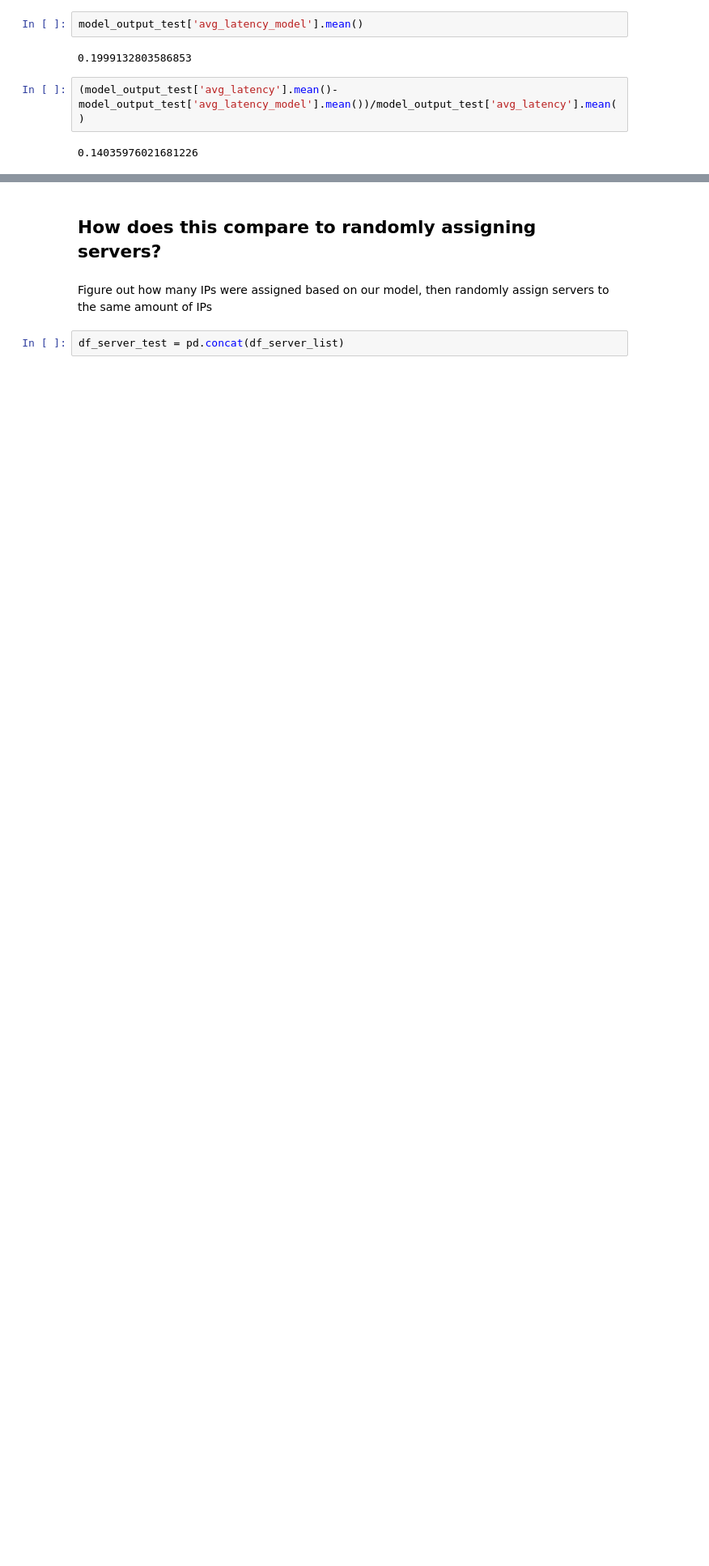
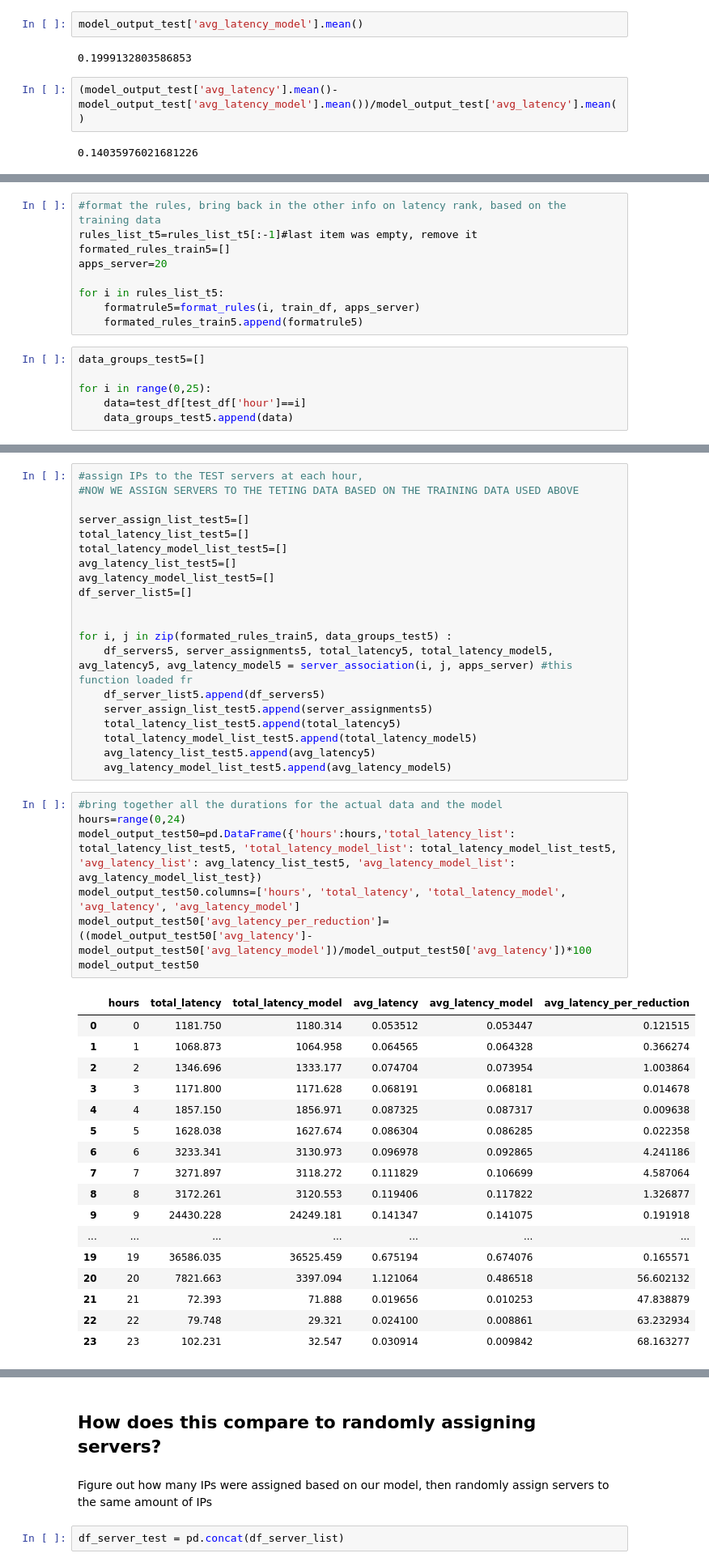
Before and after one commit to nrb75/Manifold, a Jupyter notebook: FP-Growth-optimize-hourly.ipynb, the cells around one changed output, grey strips where cells are left out. Shown at 81% size. Drawn from its saved outputs; the diff is of its cells as text; blank space fills up the shorter version.

Commit message:
updated extra hours

```diff
--- a/FP-Growth-optimize-hourly.ipynb
+++ b/FP-Growth-optimize-hourly.ipynb
@@ -476,0 +505,15 @@ model_output_test['avg_latency_model'].mean()
+# %%
+#format the rules, bring back in the other info on latency rank, based on the training data
+rules_list_t5=rules_list_t5[:-1]#last item was empty, remove it
+formated_rules_train5=[]
+apps_server=20
+
+for i in rules_list_t5:
+    formatrule5=format_rules(i, train_df, apps_server)
+    formated_rules_train5.append(formatrule5)
+# %%
+data_groups_test5=[]
+
+for i in range(0,25):
+    data=test_df[test_df['hour']==i]
+    data_groups_test5.append(data)
@@ -476,0 +560,45 @@ model_output_test['avg_latency_model'].mean()
+# %%
+#assign IPs to the TEST servers at each hour,
+#NOW WE ASSIGN SERVERS TO THE TETING DATA BASED ON THE TRAINING DATA USED ABOVE
+
+server_assign_list_test5=[]
+total_latency_list_test5=[]
+total_latency_model_list_test5=[]
+avg_latency_list_test5=[]
+avg_latency_model_list_test5=[]
+df_server_list5=[]
+
+
+for i, j in zip(formated_rules_train5, data_groups_test5) :
+    df_servers5, server_assignments5, total_latency5, total_latency_model5, avg_latency5, avg_latency_model5 = server_association(i, j, apps_server) #this function loaded fr
+    df_server_list5.append(df_servers5)
+    server_assign_list_test5.append(server_assignments5)
+    total_latency_list_test5.append(total_latency5)
+    total_latency_model_list_test5.append(total_latency_model5)
+    avg_latency_list_test5.append(avg_latency5)
+    avg_latency_model_list_test5.append(avg_latency_model5)
+# %%
+#bring together all the durations for the actual data and the model
+hours=range(0,24)
+model_output_test50=pd.DataFrame({'hours':hours,'total_latency_list': total_latency_list_test5, 'total_latency_model_list': total_latency_model_list_test5, 'avg_latency_list': avg_latency_list_test5, 'avg_latency_model_list': avg_latency_model_list_test})
+model_output_test50.columns=['hours', 'total_latency', 'total_latency_model', 'avg_latency', 'avg_latency_model']
+model_output_test50['avg_latency_per_reduction']=((model_output_test50['avg_latency']-model_output_test50['avg_latency_model'])/model_output_test50['avg_latency'])*100
+model_output_test50
+# %% [output]
+|  | hours | total_latency | total_latency_model | avg_latency | avg_latency_model | avg_latency_per_reduction |
+| 0 | 0 | 1181.750 | 1180.314 | 0.053512 | 0.053447 | 0.121515 |
+| 1 | 1 | 1068.873 | 1064.958 | 0.064565 | 0.064328 | 0.366274 |
+| 2 | 2 | 1346.696 | 1333.177 | 0.074704 | 0.073954 | 1.003864 |
+| 3 | 3 | 1171.800 | 1171.628 | 0.068191 | 0.068181 | 0.014678 |
+| 4 | 4 | 1857.150 | 1856.971 | 0.087325 | 0.087317 | 0.009638 |
+| 5 | 5 | 1628.038 | 1627.674 | 0.086304 | 0.086285 | 0.022358 |
+| 6 | 6 | 3233.341 | 3130.973 | 0.096978 | 0.092865 | 4.241186 |
+| 7 | 7 | 3271.897 | 3118.272 | 0.111829 | 0.106699 | 4.587064 |
+| 8 | 8 | 3172.261 | 3120.553 | 0.119406 | 0.117822 | 1.326877 |
+| 9 | 9 | 24430.228 | 24249.181 | 0.141347 | 0.141075 | 0.191918 |
+| ... | ... | ... | ... | ... | ... | ... |
+| 19 | 19 | 36586.035 | 36525.459 | 0.675194 | 0.674076 | 0.165571 |
+| 20 | 20 | 7821.663 | 3397.094 | 1.121064 | 0.486518 | 56.602132 |
+| 21 | 21 | 72.393 | 71.888 | 0.019656 | 0.010253 | 47.838879 |
+| 22 | 22 | 79.748 | 29.321 | 0.024100 | 0.008861 | 63.232934 |
+| 23 | 23 | 102.231 | 32.547 | 0.030914 | 0.009842 | 68.163277 |
```
Also changed, not shown: parts of 30 cells of this notebook, 6 other files.
